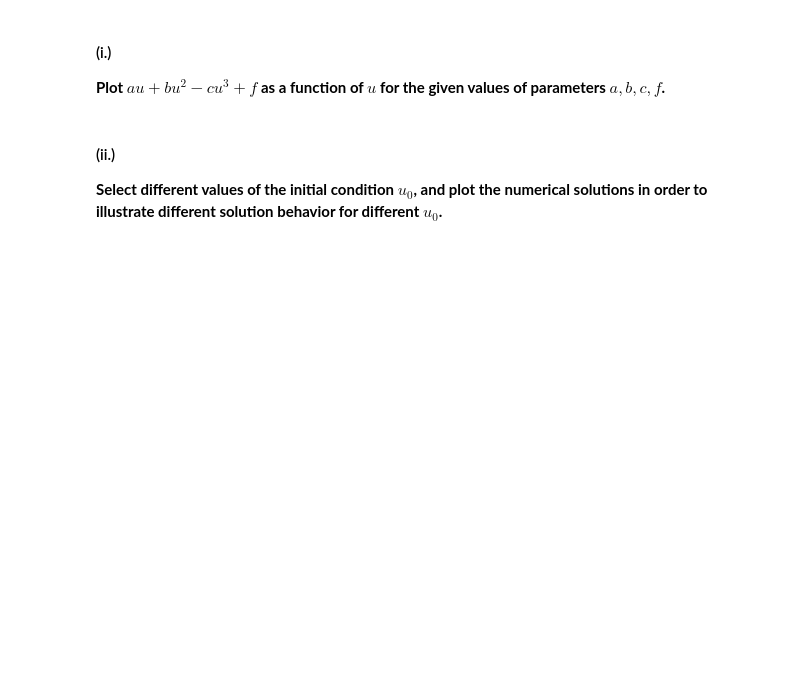
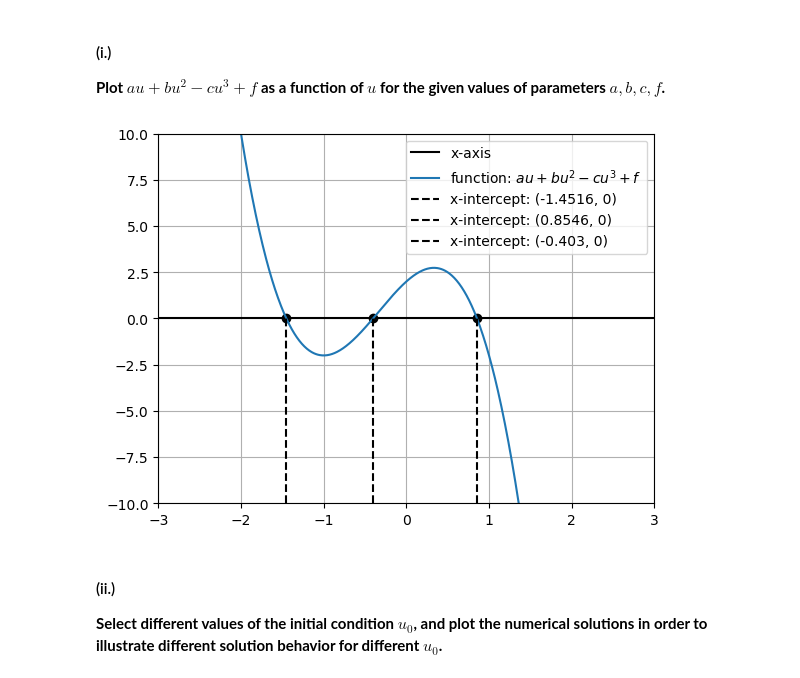
Before and after one commit to Stochastic1017/MATH_616, a Jupyter notebook: Homeworks/S_Sudhir_Homework_1.ipynb, the cells around one changed output. Drawn from its saved outputs; the diff is of its cells as text; code cells hidden in the pictures; blank space fills up the shorter version.

```diff
--- a/Homeworks/S_Sudhir_Homework_1.ipynb
+++ b/Homeworks/S_Sudhir_Homework_1.ipynb
@@ -323,10 +328,56 @@ plt.show()
 
 **When $a=4$ and $f=2$, the three roots of $au+bu^2-cu^3+f=0$ are
 $r_1 = -1.4516$, $r_2 = 0.8546$ and $r_3 = -0.4030$.**
+# %%
+a=4
+f=2
+
+r = np.array([ -1.4516, 0.8546, -0.4030 ])
 # %% [markdown]
 #### (i.)
 
 **Plot $au+bu^2-cu^3+f$ as a function of $u$ for the given values of parameters $a,b,c,f$.**
+# %%
+xlim = [-3, 3]
+ylim = [-10, 10]
+
+u = np.linspace(xlim[0], xlim[1], 1000)
+u_diff_output = []
+for u_curr in u:
+    u_diff_output.append(du_dt(a=a, b=b, c=c, f=f, u=u_curr))
+
+plt.plot([xlim[0], xlim[1]], [0,0], linestyle='-', color='black', label='x-axis')
+plt.plot(u, u_diff_output, label=f'function: $au + bu^2 - cu^3 + f$')
+
+plt.scatter(r[0].real, 0, color='black')
+plt.plot([r[0].real, r[0].real],
+         [ylim[0], 0],
+         linestyle='dashed',
+         color='black',
+         label=f'x-intercept: ({r[0].real}, {0})')
+
+plt.scatter(r[1].real, 0, color='black')
+plt.plot([r[1].real, r[1].real],
+         [ylim[0], 0],
+         linestyle='dashed',
+         color='black',
+         label=f'x-intercept: ({r[1].real}, {0})')
+
+plt.scatter(r[2].real, 0, color='black')
+plt.plot([r[2].real, r[2].real],
+         [ylim[0], 0],
+         linestyle='dashed',
+         color='black',
+         label=f'x-intercept: ({r[2].real}, {0})')
+
+plt.xlim(xlim[0], xlim[1])
+plt.ylim(ylim[0], ylim[1])
+
+plt.legend()
+plt.grid(True)
+plt.show()
+# %% [output]
+[figure, added]
 # %% [markdown]
 #### (ii.)
 
```
Also changed, not shown: parts of 3 cells of this notebook.
